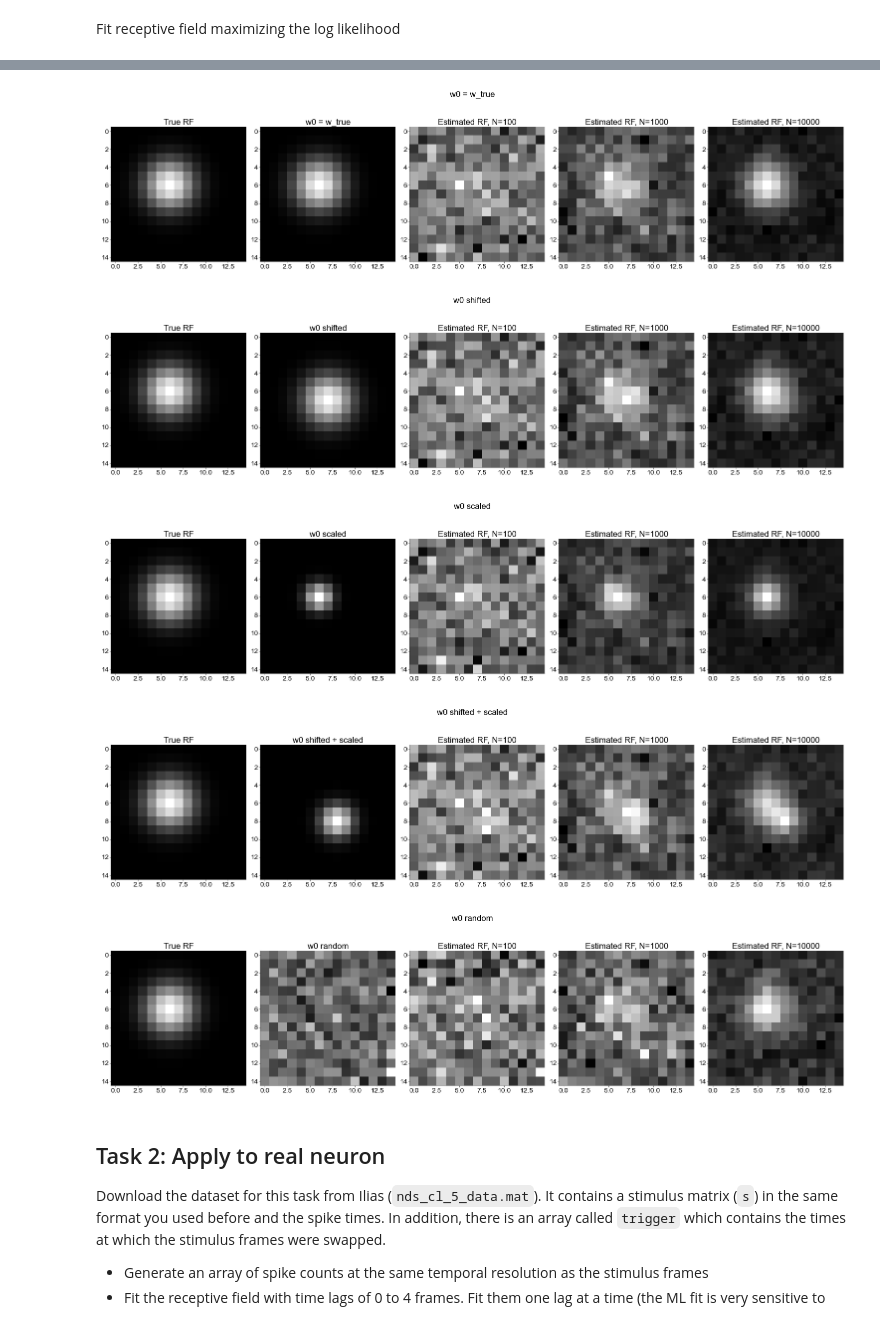
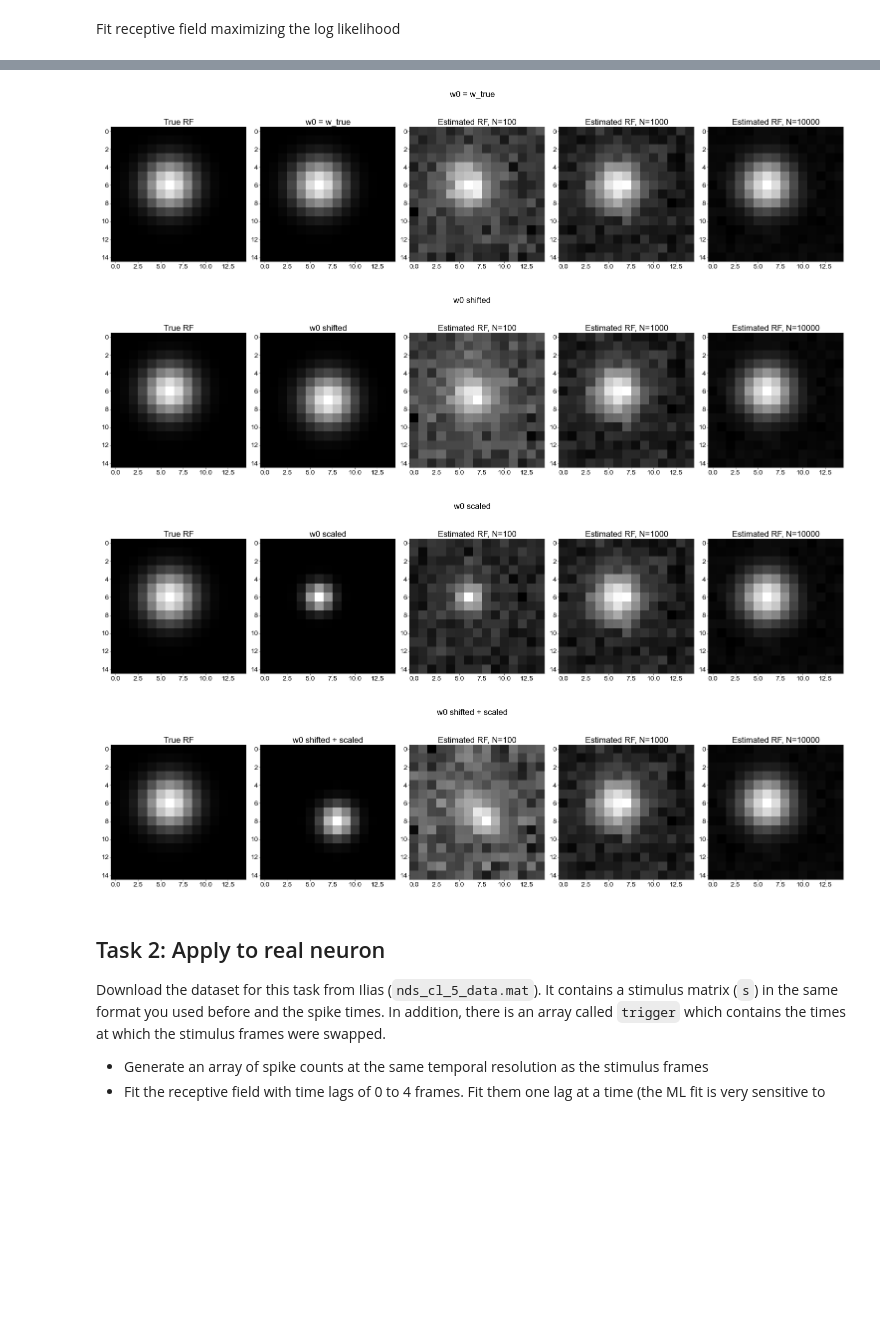
Before and after one commit to atimcenko/tu-neural-data-science, a Jupyter notebook: notebooks/CodingLab5_Nitin.ipynb, the cells around one changed output, grey strips where cells are left out. Cells and saved outputs as stored; diff of their text form; code cells hidden in the pictures; blank space fills up the shorter version.

```diff
--- a/notebooks/CodingLab5_Nitin.ipynb
+++ b/notebooks/CodingLab5_Nitin.ipynb
@@ -156,16 +156,15 @@ def sample_lnp(w, nT, dt, R, v):
 
     np.random.seed(10)
 
-    # insert your code here
-    from scipy import stats
-
     # ------------------------------------------------
     # Generate samples from an instantaneous LNP model
     # neuron with receptive field kernel w. (0.5 pts)
     # ------------------------------------------------
-    from sklearn.datasets import make_checkerboard
 
-    s = stats.norm(scale=np.sqrt(v)).rvs(size=(w.shape[0], nT))
+
+    #s = stats.norm(scale=np.sqrt(v)).rvs(size=(w.shape[0], nT))
+    s = np.random.binomial(n=1, p=0.5, size=(w.shape[0], nT))
+    s=s*np.sqrt(v/0.25)
 
     r = np.exp(w.T@s) * dt * R
 
@@ -257,9 +256,7 @@ def negloglike_lnp(x, c, s, dt=0.1, R=50):
 
     from scipy.special import factorial,gammaln, expit
 
-    #r = np.exp(x.T@s) * dt * R
-    # TO avoid overflow
-    r = expit(np.dot(x.T,s)) * dt * R
+    r = np.exp(x.T@s) * dt * R
 
     # To the code more efficient and avoid numerical overflow, we are using gamma function
     # f = -np.sum(c*np.log(r) - np.log(factorial(c)) - r)
@@ -358,14 +355,12 @@ np.random.seed(42)
 w0_labels = ["w0 = w_true",
              "w0 shifted",
              "w0 scaled",
-             "w0 shifted + scaled",
-             "w0 random"]
+             "w0 shifted + scaled"]
 
 w0_list = [gen_gauss_rf(D, 7, (1, 1)).flatten(),
            gen_gauss_rf(D, 7, (0, 0)).flatten(),
            gen_gauss_rf(D, 2, (1, 1)).flatten(),
-           gen_gauss_rf(D, 3, (-1, -1)).flatten(),
-           stats.norm.rvs(size=(D, D))]
+           gen_gauss_rf(D, 3, (-1, -1)).flatten()]
 
 for w0, w0_label in zip(w0_list, w0_labels):
 
@@ -395,8 +390,7 @@ Wall time: 5.74 s
-[figure, old version]
+[figure, new version]
-[figure, old version]
+[figure, new version]
-[figure, old version]
+[figure, new version]
-[figure, old version]
+[figure, new version]
-[figure, removed]
 # %% [markdown]
 ## Task 2: Apply to real neuron
 
```
Also changed, not shown: parts of 11 cells of this notebook.
